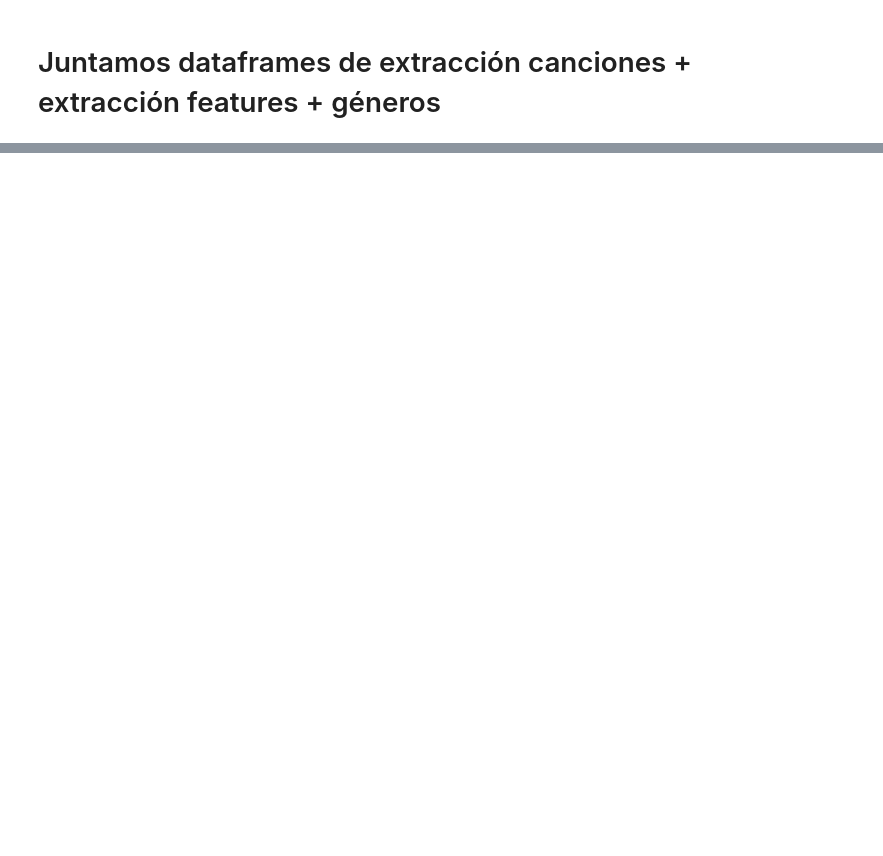
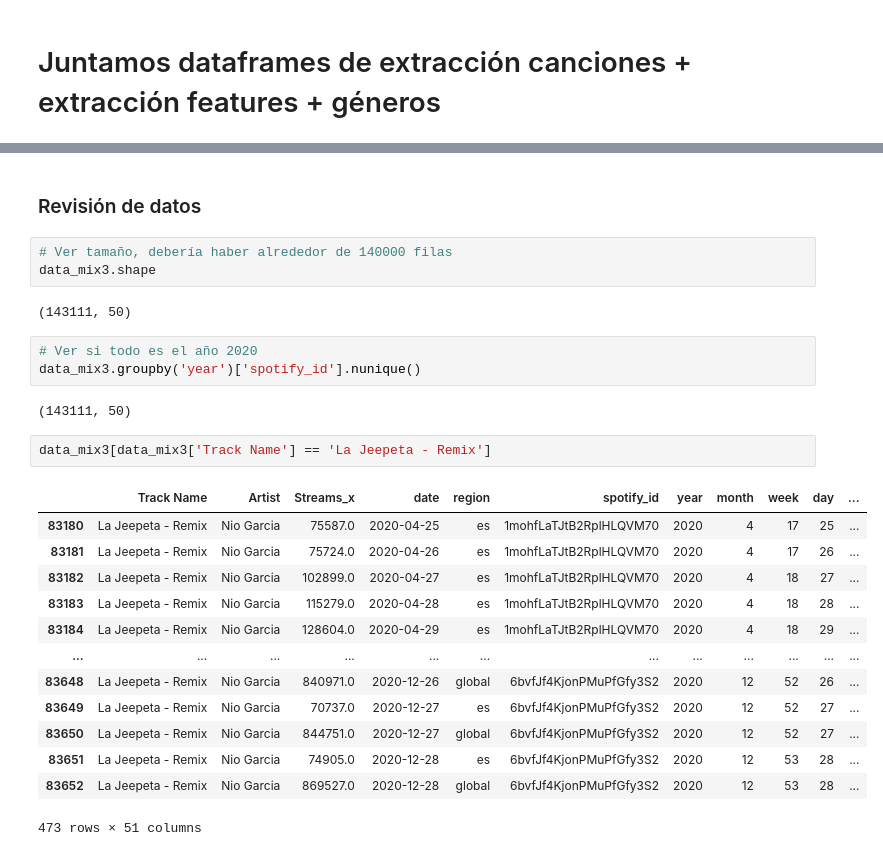
Before and after one commit to akakicreations/mostplayed2020_spotify, a Jupyter notebook: MP_ExtractionAndPreparation.ipynb, the cells around one changed output, grey strips where cells are left out. Saved outputs shown, nothing was run; the diff lists cells and outputs as text; blank space fills up the shorter version.

Commit message:
Terminar extracción de datos y haciendo análisis

```diff
--- a/MP_ExtractionAndPreparation.ipynb
+++ b/MP_ExtractionAndPreparation.ipynb
@@ -909,0 +784,28 @@ sns.kdeplot(features_2017['valence'], ax=ax1, color = 'green', Label='valence_20
+# %% [markdown]
+### Revisión de datos
+# %%
+# Ver tamaño, debería haber alrededor de 140000 filas
+data_mix3.shape
+# %% [output]
+(143111, 50)
+# %%
+# Ver si todo es el año 2020
+data_mix3.groupby('year')['spotify_id'].nunique()
+# %% [output]
+(143111, 50)
+# %%
+data_mix3[data_mix3['Track Name'] == 'La Jeepeta - Remix']
+# %% [output]
+|  | Track Name | Artist | Streams_x | date | region | spotify_id | year | month | week | day | ... |
+| 83180 | La Jeepeta - Remix | Nio Garcia | 75587.0 | 2020-04-25 | es | 1mohfLaTJtB2RplHLQVM70 | 2020 | 4 | 17 | 25 | ... |
+| 83181 | La Jeepeta - Remix | Nio Garcia | 75724.0 | 2020-04-26 | es | 1mohfLaTJtB2RplHLQVM70 | 2020 | 4 | 17 | 26 | ... |
+| 83182 | La Jeepeta - Remix | Nio Garcia | 102899.0 | 2020-04-27 | es | 1mohfLaTJtB2RplHLQVM70 | 2020 | 4 | 18 | 27 | ... |
+| 83183 | La Jeepeta - Remix | Nio Garcia | 115279.0 | 2020-04-28 | es | 1mohfLaTJtB2RplHLQVM70 | 2020 | 4 | 18 | 28 | ... |
+| 83184 | La Jeepeta - Remix | Nio Garcia | 128604.0 | 2020-04-29 | es | 1mohfLaTJtB2RplHLQVM70 | 2020 | 4 | 18 | 29 | ... |
+| ... | ... | ... | ... | ... | ... | ... | ... | ... | ... | ... | ... |
+| 83648 | La Jeepeta - Remix | Nio Garcia | 840971.0 | 2020-12-26 | global | 6bvfJf4KjonPMuPfGfy3S2 | 2020 | 12 | 52 | 26 | ... |
+| 83649 | La Jeepeta - Remix | Nio Garcia | 70737.0 | 2020-12-27 | es | 6bvfJf4KjonPMuPfGfy3S2 | 2020 | 12 | 52 | 27 | ... |
+| 83650 | La Jeepeta - Remix | Nio Garcia | 844751.0 | 2020-12-27 | global | 6bvfJf4KjonPMuPfGfy3S2 | 2020 | 12 | 52 | 27 | ... |
+| 83651 | La Jeepeta - Remix | Nio Garcia | 74905.0 | 2020-12-28 | es | 6bvfJf4KjonPMuPfGfy3S2 | 2020 | 12 | 53 | 28 | ... |
+| 83652 | La Jeepeta - Remix | Nio Garcia | 869527.0 | 2020-12-28 | global | 6bvfJf4KjonPMuPfGfy3S2 | 2020 | 12 | 53 | 28 | ... |
+473 rows × 51 columns
```
Also changed, not shown: parts of 40 cells of this notebook, 5 other files.
